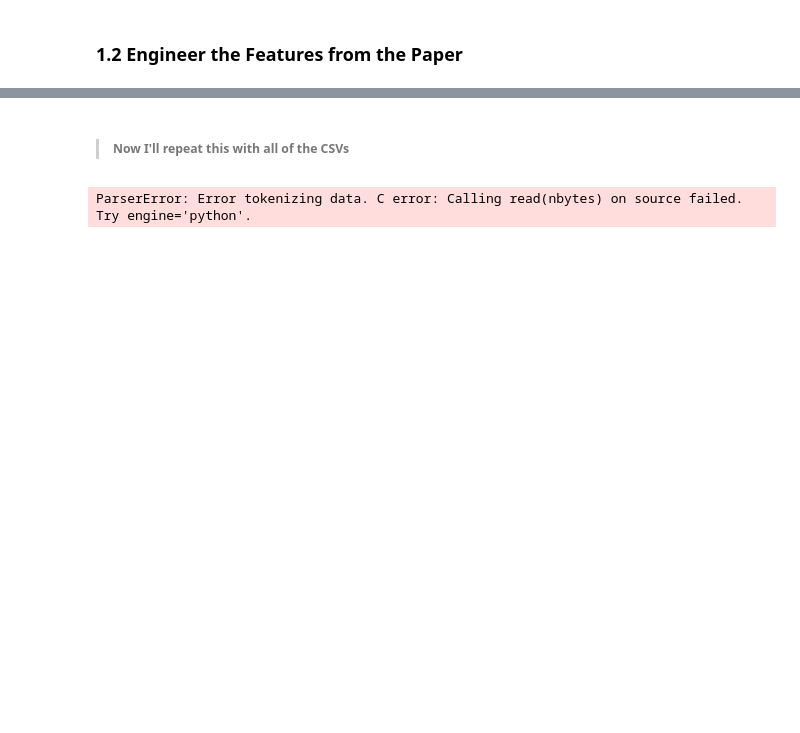
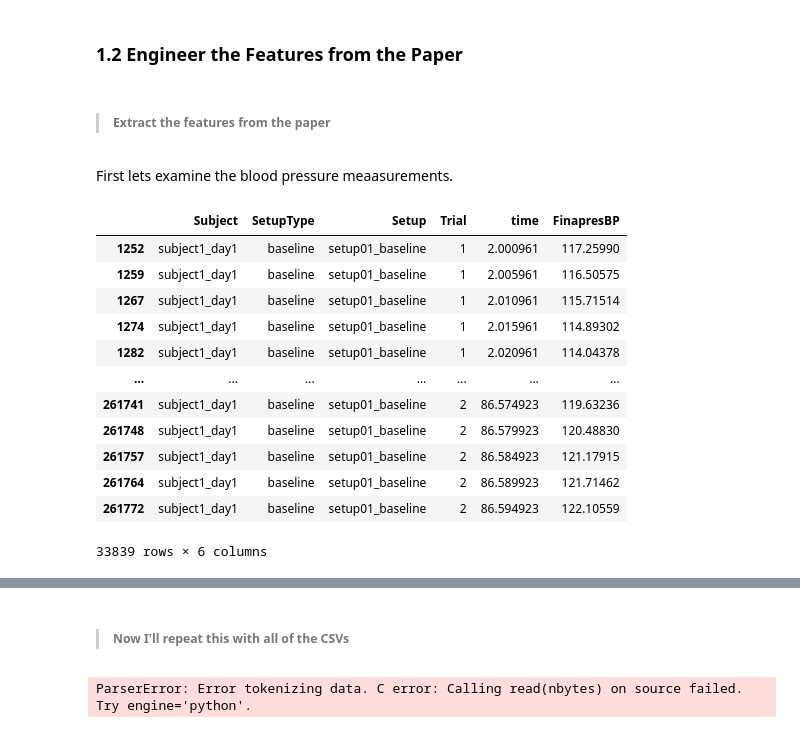
Before and after one commit to Spuced/https-gitlab.compuca4015_predicting_blood_pressure_based_on_bioimpedence, a Jupyter notebook: code/Blood_Pressure_Prediction.ipynb, the cells around one changed output, grey strips where cells are left out. Saved outputs shown, nothing was run; the diff lists cells and outputs as text; code cells hidden in the pictures; blank space fills up the shorter version.

```diff
--- a/code/Blood_Pressure_Prediction.ipynb
+++ b/code/Blood_Pressure_Prediction.ipynb
@@ -206,2 +218,23 @@ for column in columns_to_plot:
 # %% [markdown]
 ### **1.2 Engineer the Features from the Paper**
+# %% [markdown]
+>##### **Extract the features from the paper**
+# %% [markdown]
+First lets examine the blood pressure meaasurements.
+# %%
+blood_pressure_df = df[['Subject', 'SetupType', 'Setup', 'Trial', 'time', 'FinapresBP']].dropna(subset=['FinapresBP'])
+blood_pressure_df
+# %% [output]
+|  | Subject | SetupType | Setup | Trial | time | FinapresBP |
+| 1252 | subject1_day1 | baseline | setup01_baseline | 1 | 2.000961 | 117.25990 |
+| 1259 | subject1_day1 | baseline | setup01_baseline | 1 | 2.005961 | 116.50575 |
+| 1267 | subject1_day1 | baseline | setup01_baseline | 1 | 2.010961 | 115.71514 |
+| 1274 | subject1_day1 | baseline | setup01_baseline | 1 | 2.015961 | 114.89302 |
+| 1282 | subject1_day1 | baseline | setup01_baseline | 1 | 2.020961 | 114.04378 |
+| ... | ... | ... | ... | ... | ... | ... |
+| 261741 | subject1_day1 | baseline | setup01_baseline | 2 | 86.574923 | 119.63236 |
+| 261748 | subject1_day1 | baseline | setup01_baseline | 2 | 86.579923 | 120.48830 |
+| 261757 | subject1_day1 | baseline | setup01_baseline | 2 | 86.584923 | 121.17915 |
+| 261764 | subject1_day1 | baseline | setup01_baseline | 2 | 86.589923 | 121.71462 |
+| 261772 | subject1_day1 | baseline | setup01_baseline | 2 | 86.594923 | 122.10559 |
+33839 rows × 6 columns
```
Also changed, not shown: parts of 14 cells of this notebook.
